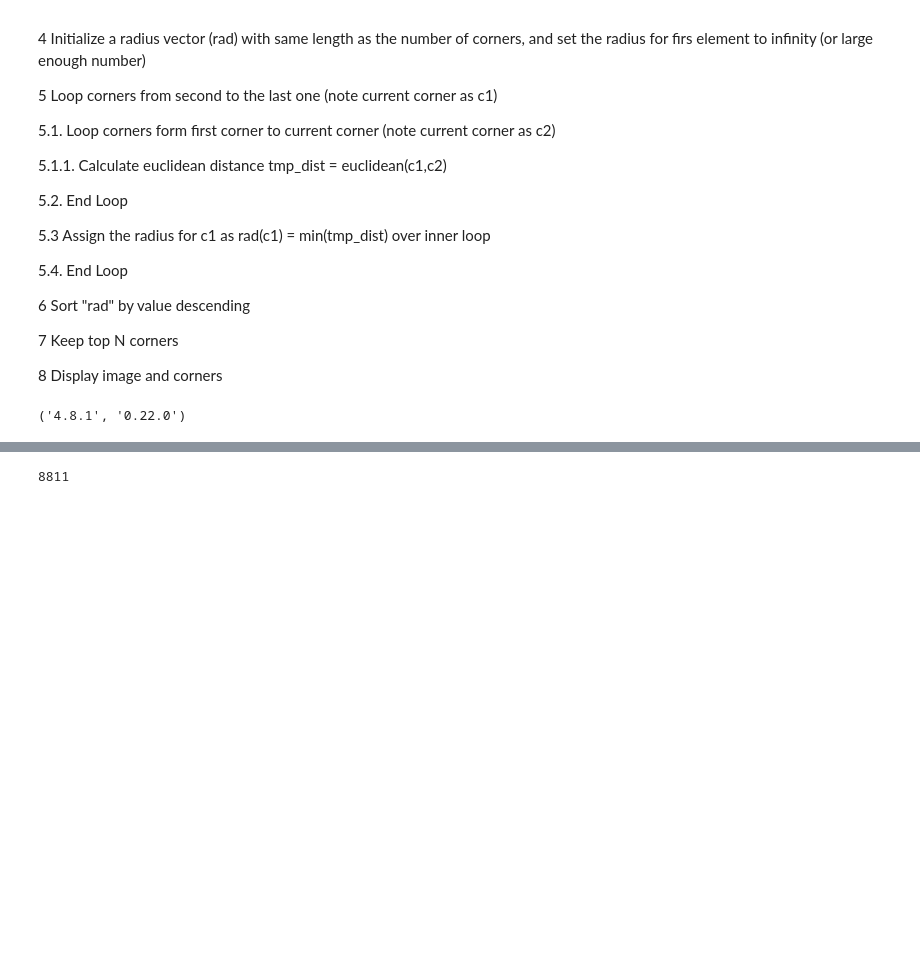
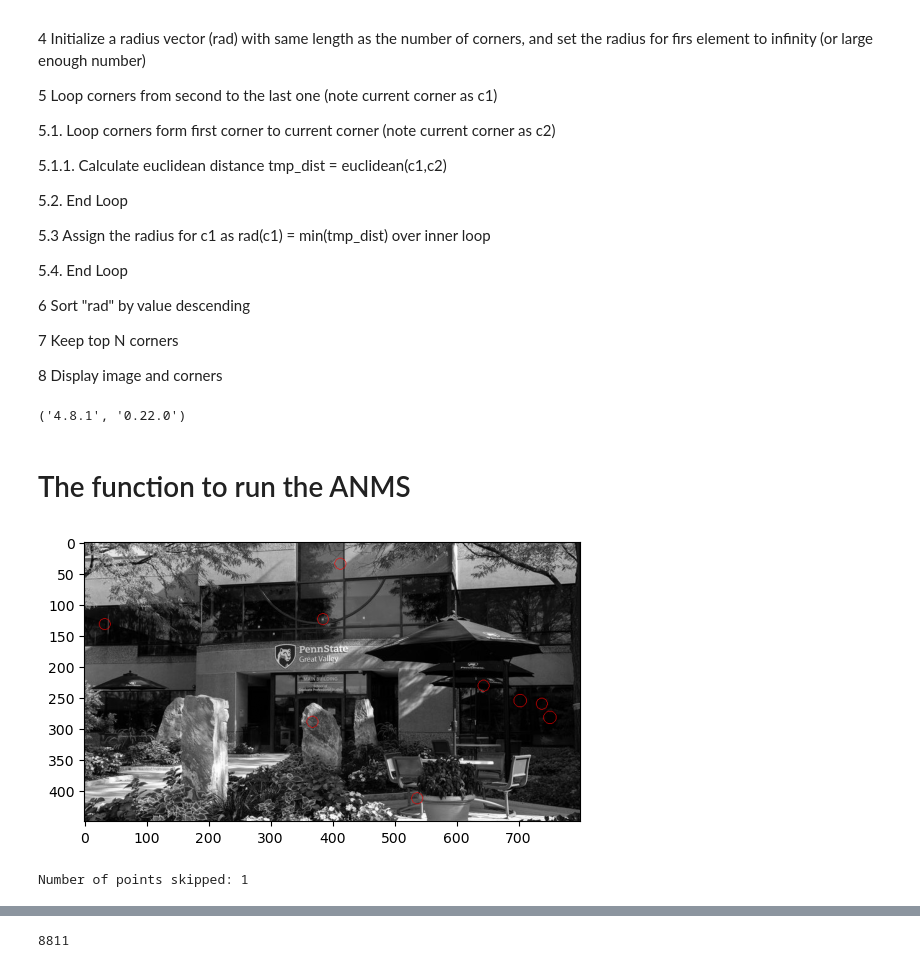
Before and after one commit to BBotzer/AI879, a Jupyter notebook: Week07/Botzer_AI879_HW_Q2_Week7.ipynb, the cells around one changed output, grey strips where cells are left out. Drawn from its saved outputs; the diff is of its cells as text; code cells hidden in the pictures; blank space fills up the shorter version.

```diff
--- a/Week07/Botzer_AI879_HW_Q2_Week7.ipynb
+++ b/Week07/Botzer_AI879_HW_Q2_Week7.ipynb
@@ -81,0 +75,2 @@ harris_corners = ski.feature.corner_peaks(harris_response, min_distance=1)
+# %% [markdown]
+# The function to run the ANMS
@@ -81,0 +174,5 @@ harris_corners = ski.feature.corner_peaks(harris_response, min_distance=1)
+# %%
+corners, rad_vector = calcANMS(image, n_pts=10)
+# %% [output]
+[figure, added]
+Number of points skipped: 1
```
Also changed, not shown: parts of 18 cells of this notebook, 1 other file.
